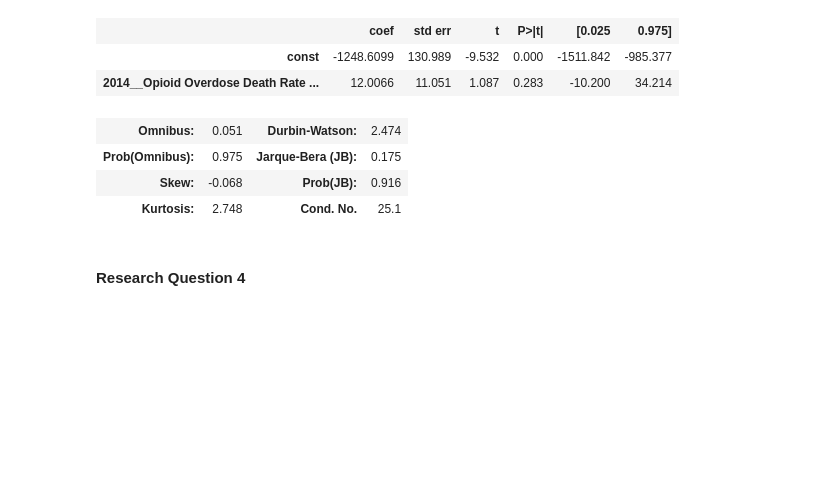
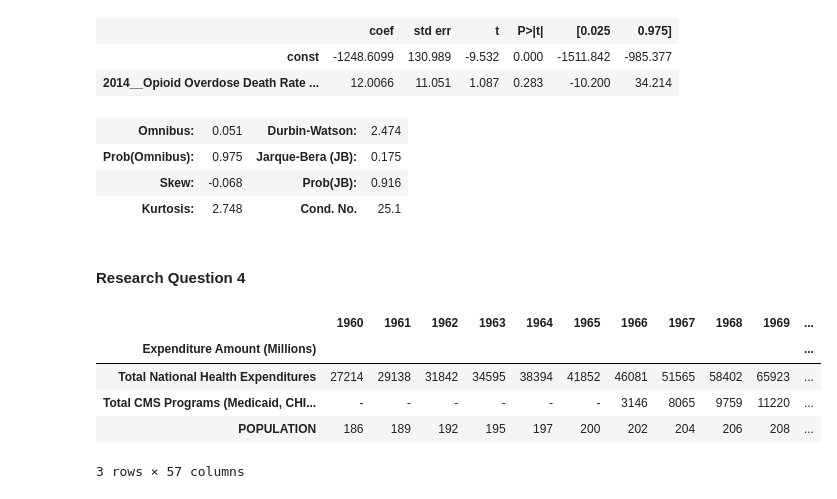
Before and after one commit to christa-fields/GWU_Databootcamp_Project_1, a Jupyter notebook: main.ipynb, the cells around one changed output. Cells and saved outputs as stored; diff of their text form; code cells hidden in the pictures; blank space fills up the shorter version.

```diff
--- a/main.ipynb
+++ b/main.ipynb
@@ -538,3 +498,16 @@ OLS Regression Results
 | Kurtosis: | 2.748 | Cond. No. | 25.1 |
 # %% [markdown]
 #### Research Question 4
+# %%
+# read cleaned csv into df
+filename = 'Q4DS1.csv'         # 1st data file for Q4
+csv_file = os.path.join(".", "Data Files", "Question_4", filename)           # creates path to read data
+q4ds1_df = pd.read_csv(csv_file, index_col="Expenditure Amount (Millions)")                           # reads data from file
+q4ds1_df.head()
+# %% [output]
+|  | 1960 | 1961 | 1962 | 1963 | 1964 | 1965 | 1966 | 1967 | 1968 | 1969 | ... |
+| Expenditure Amount (Millions) |  |  |  |  |  |  |  |  |  |  | ... |
+| Total National Health Expenditures | 27214 | 29138 | 31842 | 34595 | 38394 | 41852 | 46081 | 51565 | 58402 | 65923 | ... |
+| Total CMS Programs (Medicaid, CHI... | - | - | - | - | - | - | 3146 | 8065 | 9759 | 11220 | ... |
+| POPULATION | 186 | 189 | 192 | 195 | 197 | 200 | 202 | 204 | 206 | 208 | ... |
+3 rows × 57 columns
```
Also changed, not shown: parts of 19 cells of this notebook, 1 other file.
